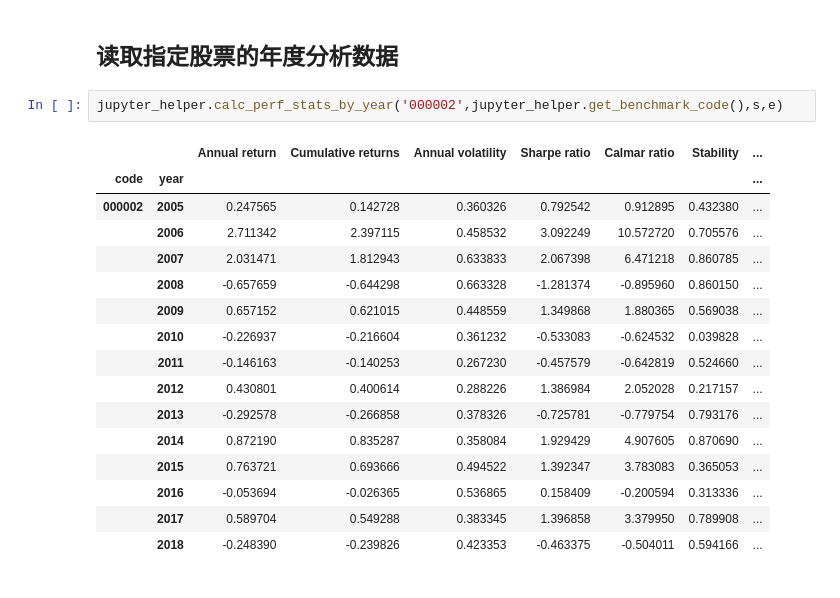
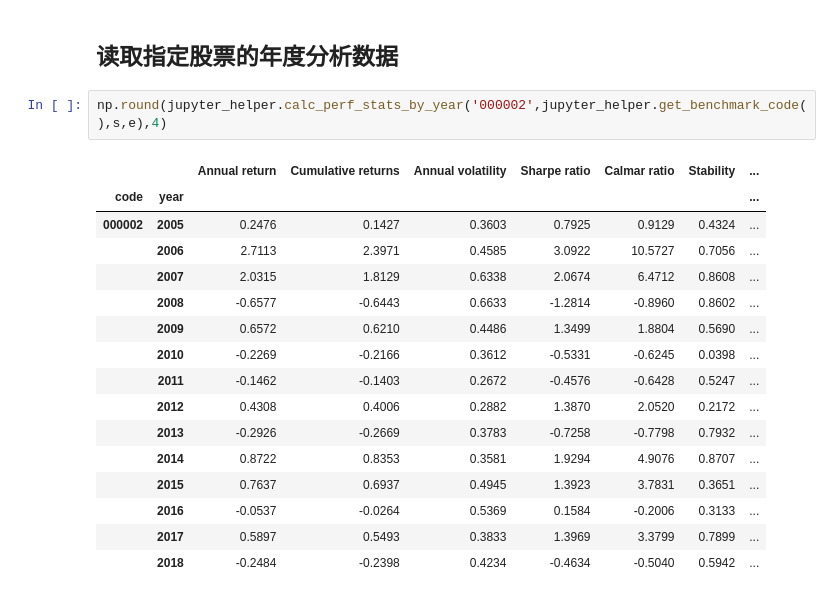
Before and after one commit to GuQiangJS/finance_ai_py, a Jupyter notebook: samples/002.001.分析所有股票的年度基础数据（夏普比率，峰度，偏度，Beta，Alpha等）.ipynb, the cells around one changed output. Saved outputs shown, nothing was run; the diff lists cells and outputs as text.

```diff
--- a/samples/002.001.分析所有股票的年度基础数据（夏普比率，峰度，偏度，Beta，Alpha等）.ipynb
+++ b/samples/002.001.分析所有股票的年度基础数据（夏普比率，峰度，偏度，Beta，Alpha等）.ipynb
@@ -48,21 +74,21 @@ limit_output extension: Maximum message size of 10000 exceeded with 25912 charac
 # %% [markdown]
 ## 读取指定股票的年度分析数据
 # %%
-jupyter_helper.calc_perf_stats_by_year('000002',jupyter_helper.get_benchmark_code(),s,e)
+np.round(jupyter_helper.calc_perf_stats_by_year('000002',jupyter_helper.get_benchmark_code(),s,e),4)
 # %% [output]
 |  |  | Annual return | Cumulative returns | Annual volatility | Sharpe ratio | Calmar ratio | Stability | ... |
 | code | year |  |  |  |  |  |  | ... |
-| 000002 | 2005 | 0.247565 | 0.142728 | 0.360326 | 0.792542 | 0.912895 | 0.432380 | ... |
-|  | 2006 | 2.711342 | 2.397115 | 0.458532 | 3.092249 | 10.572720 | 0.705576 | ... |
-|  | 2007 | 2.031471 | 1.812943 | 0.633833 | 2.067398 | 6.471218 | 0.860785 | ... |
-|  | 2008 | -0.657659 | -0.644298 | 0.663328 | -1.281374 | -0.895960 | 0.860150 | ... |
-|  | 2009 | 0.657152 | 0.621015 | 0.448559 | 1.349868 | 1.880365 | 0.569038 | ... |
-|  | 2010 | -0.226937 | -0.216604 | 0.361232 | -0.533083 | -0.624532 | 0.039828 | ... |
-|  | 2011 | -0.146163 | -0.140253 | 0.267230 | -0.457579 | -0.642819 | 0.524660 | ... |
-|  | 2012 | 0.430801 | 0.400614 | 0.288226 | 1.386984 | 2.052028 | 0.217157 | ... |
-|  | 2013 | -0.292578 | -0.266858 | 0.378326 | -0.725781 | -0.779754 | 0.793176 | ... |
-|  | 2014 | 0.872190 | 0.835287 | 0.358084 | 1.929429 | 4.907605 | 0.870690 | ... |
-|  | 2015 | 0.763721 | 0.693666 | 0.494522 | 1.392347 | 3.783083 | 0.365053 | ... |
-|  | 2016 | -0.053694 | -0.026365 | 0.536865 | 0.158409 | -0.200594 | 0.313336 | ... |
-|  | 2017 | 0.589704 | 0.549288 | 0.383345 | 1.396858 | 3.379950 | 0.789908 | ... |
-|  | 2018 | -0.248390 | -0.239826 | 0.423353 | -0.463375 | -0.504011 | 0.594166 | ... |
+| 000002 | 2005 | 0.2476 | 0.1427 | 0.3603 | 0.7925 | 0.9129 | 0.4324 | ... |
+|  | 2006 | 2.7113 | 2.3971 | 0.4585 | 3.0922 | 10.5727 | 0.7056 | ... |
+|  | 2007 | 2.0315 | 1.8129 | 0.6338 | 2.0674 | 6.4712 | 0.8608 | ... |
+|  | 2008 | -0.6577 | -0.6443 | 0.6633 | -1.2814 | -0.8960 | 0.8602 | ... |
+|  | 2009 | 0.6572 | 0.6210 | 0.4486 | 1.3499 | 1.8804 | 0.5690 | ... |
+|  | 2010 | -0.2269 | -0.2166 | 0.3612 | -0.5331 | -0.6245 | 0.0398 | ... |
+|  | 2011 | -0.1462 | -0.1403 | 0.2672 | -0.4576 | -0.6428 | 0.5247 | ... |
+|  | 2012 | 0.4308 | 0.4006 | 0.2882 | 1.3870 | 2.0520 | 0.2172 | ... |
+|  | 2013 | -0.2926 | -0.2669 | 0.3783 | -0.7258 | -0.7798 | 0.7932 | ... |
+|  | 2014 | 0.8722 | 0.8353 | 0.3581 | 1.9294 | 4.9076 | 0.8707 | ... |
+|  | 2015 | 0.7637 | 0.6937 | 0.4945 | 1.3923 | 3.7831 | 0.3651 | ... |
+|  | 2016 | -0.0537 | -0.0264 | 0.5369 | 0.1584 | -0.2006 | 0.3133 | ... |
+|  | 2017 | 0.5897 | 0.5493 | 0.3833 | 1.3969 | 3.3799 | 0.7899 | ... |
+|  | 2018 | -0.2484 | -0.2398 | 0.4234 | -0.4634 | -0.5040 | 0.5942 | ... |
```
Also changed, not shown: parts of 3 cells of this notebook.
